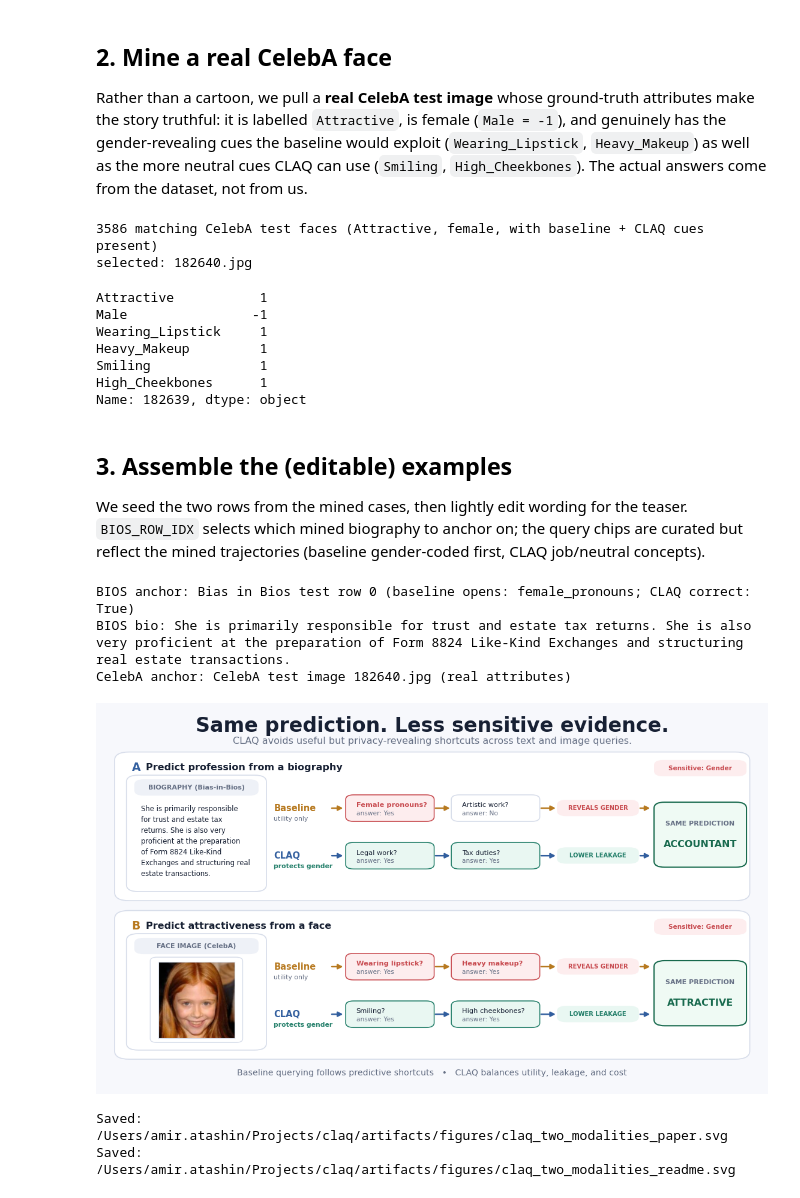
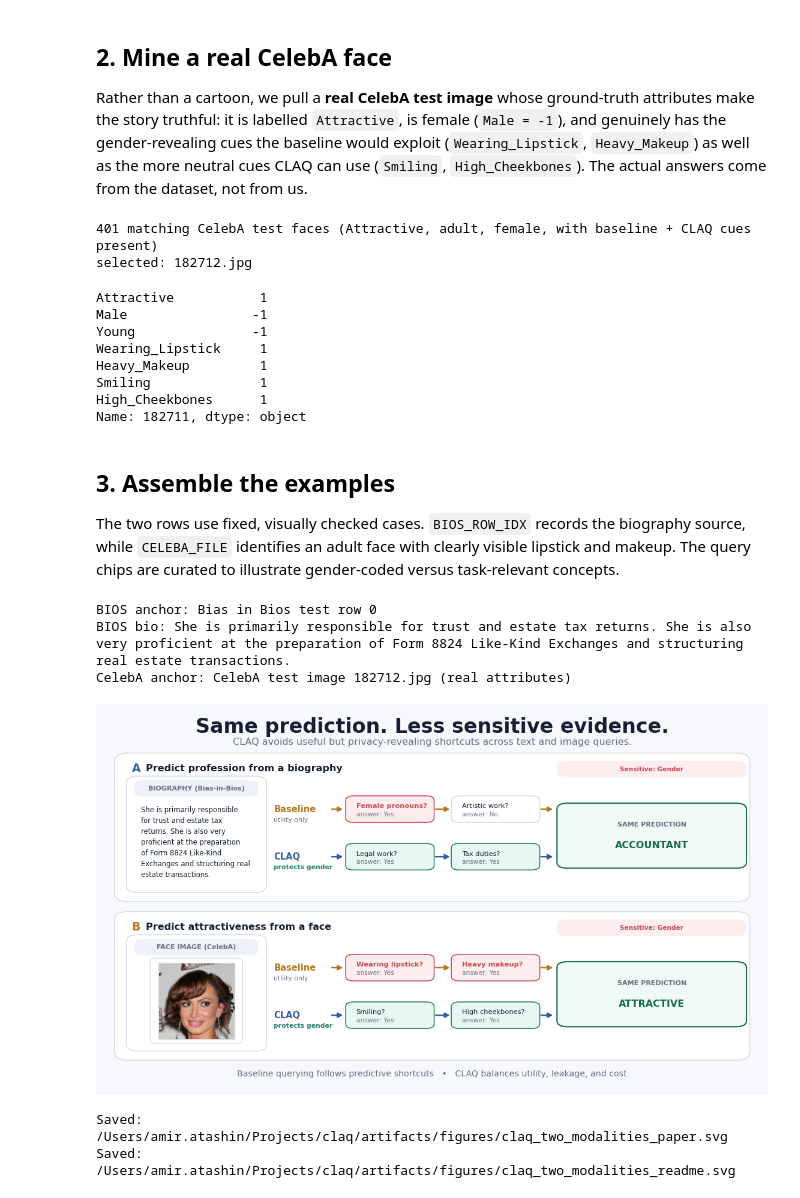
Before and after one commit to amiaty/claq, a Jupyter notebook: notebooks/claq_hero_figure.ipynb, the cells around one changed output. Cells and saved outputs as stored; diff of their text form; code cells hidden in the pictures.

```diff
--- a/notebooks/claq_hero_figure.ipynb
+++ b/notebooks/claq_hero_figure.ipynb
@@ -153,6 +153,7 @@ CLAQ_CUES = ["Smiling", "High_Cheekbones"]
 test = celeba_attrs[celeba_attrs["split"] == 2]
 mask = (
     (test["Attractive"] == 1) & (test["Male"] == -1)
+    & (test["Young"] == -1)
     & (test[BASELINE_CUES] == 1).all(axis=1)
     & (test[CLAQ_CUES] == 1).all(axis=1)
     & (test["Blurry"] == -1) & (test["Eyeglasses"] == -1)
@@ -160,43 +161,49 @@ mask = (
 )
 celeba_pool = test[mask]
 print(f"{len(celeba_pool)} matching CelebA test faces "
-      f"(Attractive, female, with baseline + CLAQ cues present)")
+      f"(Attractive, adult, female, with baseline + CLAQ cues present)")
 
-# Deterministic pick; change the index to try a different face.
-CELEBA_PICK = 0
-celeba_row = celeba_pool.iloc[CELEBA_PICK]
+# Deterministic, visually checked example with clearly visible lipstick and makeup.
+CELEBA_FILE = "182712.jpg"
+matching_rows = celeba_pool[celeba_pool["file"] == CELEBA_FILE]
+if len(matching_rows) != 1:
+    raise ValueError(f"Expected exactly one eligible CelebA row for {CELEBA_FILE}")
+celeba_row = matching_rows.iloc[0]
 celeba_img_path = IMG_DIR / celeba_row["file"]
 print("selected:", celeba_row["file"])
-celeba_row[["Attractive", "Male"] + BASELINE_CUES + CLAQ_CUES]
+celeba_row[["Attractive", "Male", "Young"] + BASELINE_CUES + CLAQ_CUES]
 # %% [output]
-3586 matching CelebA test faces (Attractive, female, with baseline + CLAQ cues present)
-selected: 182640.jpg
+401 matching CelebA test faces (Attractive, adult, female, with baseline + CLAQ cues present)
+selected: 182712.jpg
 Attractive           1
 Male                -1
+Young               -1
 Wearing_Lipstick     1
 Heavy_Makeup         1
 Smiling              1
 High_Cheekbones      1
-Name: 182639, dtype: object
+Name: 182711, dtype: object
 # %% [markdown]
-## 3. Assemble the (editable) examples
+## 3. Assemble the examples
 
-We seed the two rows from the mined cases, then lightly edit wording for the teaser. `BIOS_ROW_IDX` selects which mined biography to anchor on; the query chips are curated but reflect the mined trajectories (baseline gender-coded first, CLAQ job/neutral concepts).
+The two rows use fixed, visually checked cases. `BIOS_ROW_IDX` records the biography source, while `CELEBA_FILE` identifies an adult face with clearly visible lipstick and makeup. The query chips are curated to illustrate gender-coded versus task-relevant concepts.
 # %%
 def prettify(name):
     return name.replace("_or_", "/").replace("_", " ")
 
 
-# --- Bias in Bios row (anchored on a mined case) ------------------------------
-BIOS_ROW_IDX = int(bios_candidates.iloc[0]["row_idx"])
-bios_pick = bios_candidates.set_index("row_idx").loc[BIOS_ROW_IDX]
-
+# --- Bias in Bios row (fixed real case used by the published illustration) ----
+BIOS_ROW_IDX = 0
 BIOS_EXAMPLE = {
     "task": "Predict profession from a biography",
-    "target": bios_pick["profession"].replace("_", " ").upper(),
+    "target": "ACCOUNTANT",
     "protected": "Gender",
-    "bio": textwrap.shorten(bios_pick["bio"], width=250, placeholder=" ..."),
-    # Curated wording; first baseline query is the mined gender-coded concept.
+    "bio": (
+        "She is primarily responsible for trust and estate tax returns. She is also "
+        "very proficient at the preparation of Form 8824 Like-Kind Exchanges and "
+        "structuring real estate transactions."
+    ),
+    # Curated wording; the first baseline query is gender-coded.
     "baseline_queries": [
         ("Female pronouns?", "Yes", True),
         ("Artistic work?", "No", False),
@@ -205,8 +212,7 @@ BIOS_EXAMPLE = {
         ("Legal work?", "Yes", False),
         ("Tax duties?", "Yes", False),
     ],
-    "source": f"Bias in Bios test row {BIOS_ROW_IDX} "
-              f"(baseline opens: {bios_pick['baseline_seq'][0]}; CLAQ correct: {bios_pick['claq_ok']})",
+    "source": f"Bias in Bios test row {BIOS_ROW_IDX}",
 }
 
 # --- CelebA row (anchored on a real mined face) -------------------------------
@@ -234,9 +240,9 @@ print("BIOS anchor:", BIOS_EXAMPLE["source"])
 print("BIOS bio:", BIOS_EXAMPLE["bio"])
 print("CelebA anchor:", CELEBA_EXAMPLE["source"])
 # %% [output]
-BIOS anchor: Bias in Bios test row 0 (baseline opens: female_pronouns; CLAQ correct: True)
+BIOS anchor: Bias in Bios test row 0
 BIOS bio: She is primarily responsible for trust and estate tax returns. She is also very proficient at the preparation of Form 8824 Like-Kind Exchanges and structuring real estate transactions.
-CelebA anchor: CelebA test image 182640.jpg (real attributes)
+CelebA anchor: CelebA test image 182712.jpg (real attributes)
 # %%
 # Visual system
 C_BG = "#F7F8FC"
@@ -353,7 +359,6 @@ def draw_input_card(ax, x, y, w, h, example, modality):
 LABEL_X = 0.260
 ARROW0_X0, ARROW0_X1 = 0.348, 0.365
 CHIP_XS = [0.375, 0.535]
-BADGE_X, BADGE_W = 0.695, 0.112
 
 
 def draw_query_path(ax, y, queries, *, claq):
@@ -371,17 +376,10 @@ def draw_query_path(ax, y, queries, *, claq):
         if i < len(queries) - 1:
             arrow(ax, CHIP_XS[i] + CHIP_W + PAD + 0.002, y + 0.010,
                   CHIP_XS[i + 1] - PAD - 0.002, y + 0.010, color, lw=1.8)
-    arrow(ax, CHIP_XS[-1] + CHIP_W + PAD + 0.002, y + 0.010,
-          BADGE_X - PAD - 0.002, y + 0.010, color, lw=1.8)
-    badge_text = "LOWER LEAKAGE" if claq else "REVEALS GENDER"
-    badge_face = C_SAFE_LIGHT if claq else C_LEAK_LIGHT
-    badge_color = C_SAFE if claq else C_LEAK
-    pill(ax, BADGE_X, y - 0.005, badge_text, face=badge_face, color=badge_color,
-         width=BADGE_W, fontsize=7.2)
     return color
 
 
-RESULT_X, RESULT_W = 0.842, 0.128
+RESULT_X, RESULT_W = 0.695, 0.275
 
 
 def draw_row(ax, y, h, example, modality, row_number):
@@ -412,10 +410,10 @@ def draw_row(ax, y, h, example, modality, row_number):
             ha="center", va="center", fontsize=11.5, color=C_RESULT,
             fontweight="bold", zorder=6)
     res_left = RESULT_X - PAD - 0.006
-    badge_right = BADGE_X + BADGE_W + PAD + 0.002
-    arrow(ax, badge_right, baseline_y + 0.010, res_left, baseline_y + 0.010,
+    path_right = CHIP_XS[-1] + CHIP_W + PAD + 0.002
+    arrow(ax, path_right, baseline_y + 0.010, res_left, baseline_y + 0.010,
           base_color, lw=1.8)
-    arrow(ax, badge_right, claq_y + 0.010, res_left, claq_y + 0.010,
+    arrow(ax, path_right, claq_y + 0.010, res_left, claq_y + 0.010,
           claq_color, lw=1.8)
 
 
@@ -429,34 +427,34 @@ def make_hero_figure(bios_example=None, celeba_example=None, *, variant="readme"
     is_readme = variant == "readme"
     fig_height = FIG_H if is_readme else 6.9
     fig, ax = plt.subplots(figsize=(FIG_W, fig_height), facecolor=C_BG)
     ax.set_xlim(0, 1)
     ax.set_ylim(0, 1)
     ax.axis("off")
 
     if is_readme:
         ax.text(0.5, 0.955, "Same prediction. Less sensitive evidence.",
                 ha="center", va="center", fontsize=24, color=C_INK, fontweight="bold")
         ax.text(0.5, 0.916,
                 "CLAQ avoids useful but privacy-revealing shortcuts across text and image queries.",
                 ha="center", va="center", fontsize=11.5, color=C_MUTED)
         row_specs = ((0.500, 0.380), (0.082, 0.380))
     else:
         row_specs = ((0.525, 0.430), (0.045, 0.430))
 
     draw_row(ax, *row_specs[0], bios_example, "text", "A")
     draw_row(ax, *row_specs[1], celeba_example, "image", "B")
 
     if is_readme:
         ax.text(0.5, 0.040,
                 "Baseline querying follows predictive shortcuts   •   CLAQ balances utility, leakage, and cost",
                 ha="center", va="center", fontsize=10.2, color=C_MUTED)
     return fig
 
 
 fig = make_hero_figure(variant="readme")
 plt.show()
 # %% [output]
-[figure, old version]
+[figure, new version]
 # %%
 # Export a compact paper figure and a banner-style README figure.
 EXPORTS = {
```
Also changed, not shown: parts of 1 cell of this notebook, 57 other files.
